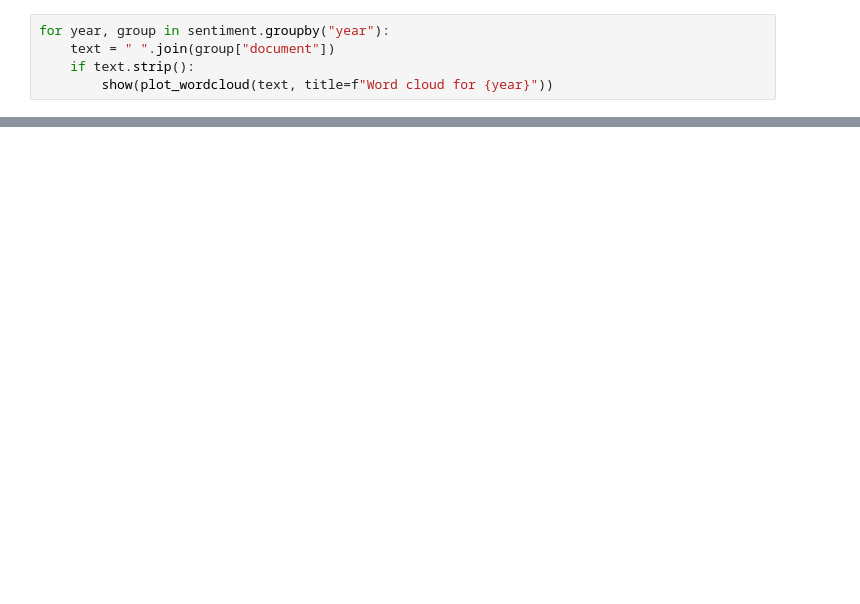
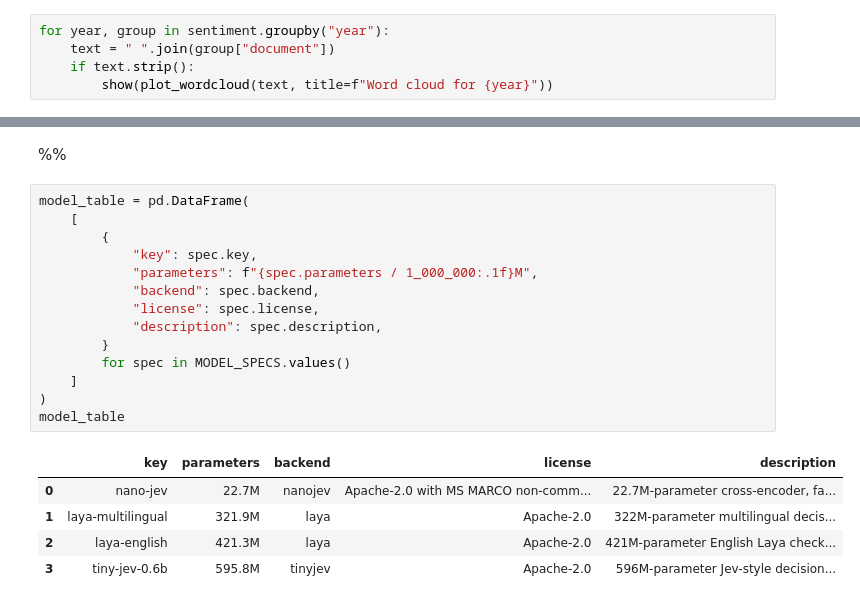
Before and after one commit to AML-APP-Steam/AML_APP_Steam_Reviews, a Jupyter notebook: notebooks/PROJECT_SIMS.ipynb, the cells around one changed output, grey strips where cells are left out. Saved outputs shown, nothing was run; the diff lists cells and outputs as text; blank space fills up the shorter version.

```diff
--- a/notebooks/PROJECT_SIMS.ipynb
+++ b/notebooks/PROJECT_SIMS.ipynb
@@ -279,0 +531,22 @@ custom_prepared.reviews[["text", "processed_review"]].head(5)
+# %% [markdown]
+%%
+# %%
+model_table = pd.DataFrame(
+    [
+        {
+            "key": spec.key,
+            "parameters": f"{spec.parameters / 1_000_000:.1f}M",
+            "backend": spec.backend,
+            "license": spec.license,
+            "description": spec.description,
+        }
+        for spec in MODEL_SPECS.values()
+    ]
+)
+model_table
+# %% [output]
+|  | key | parameters | backend | license | description |
+| 0 | nano-jev | 22.7M | nanojev | Apache-2.0 with MS MARCO non-comm... | 22.7M-parameter cross-encoder, fa... |
+| 1 | laya-multilingual | 321.9M | laya | Apache-2.0 | 322M-parameter multilingual decis... |
+| 2 | laya-english | 421.3M | laya | Apache-2.0 | 421M-parameter English Laya check... |
+| 3 | tiny-jev-0.6b | 595.8M | tinyjev | Apache-2.0 | 596M-parameter Jev-style decision... |
```
Also changed, not shown: parts of 86 cells of this notebook, 2 other files.
